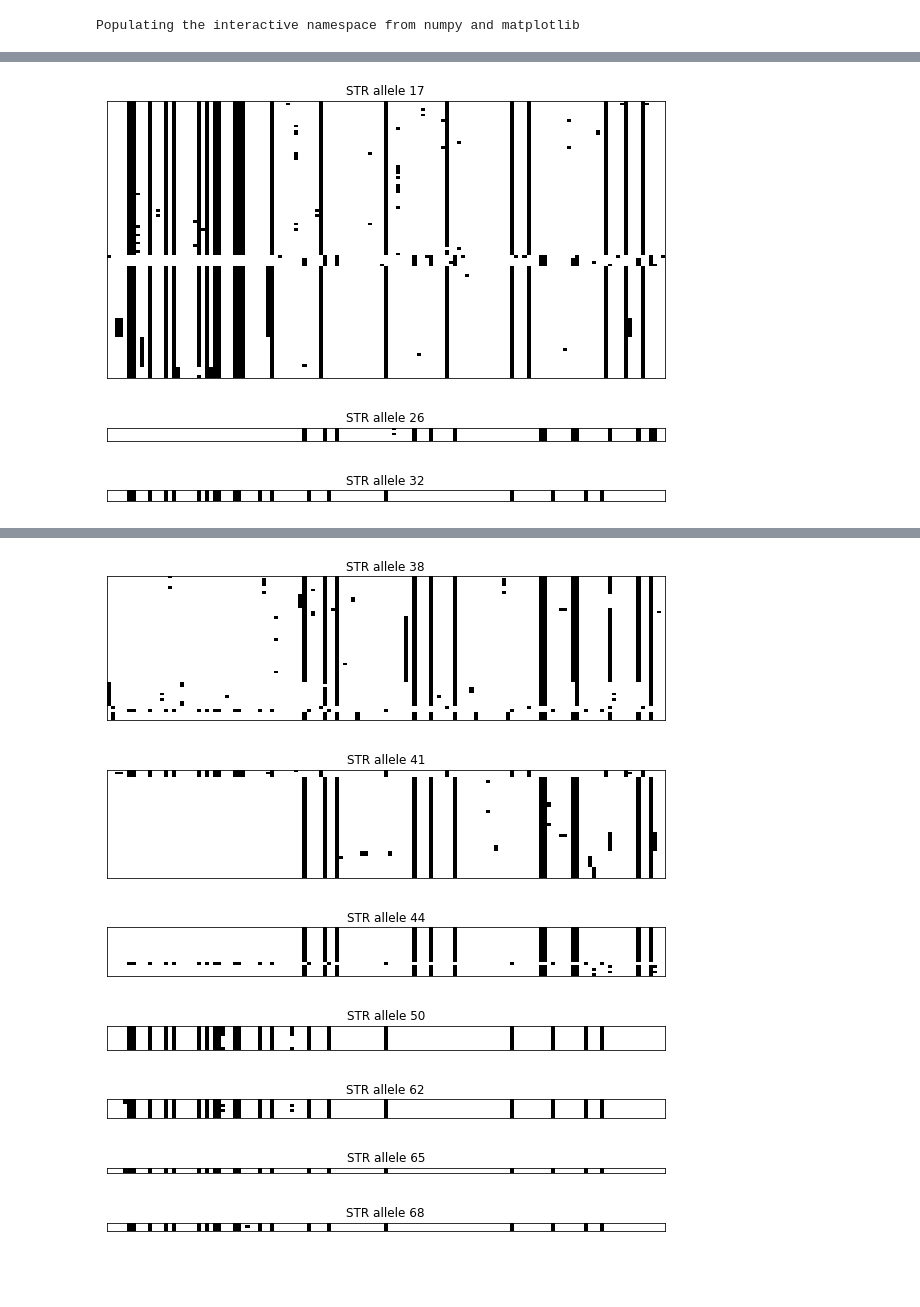
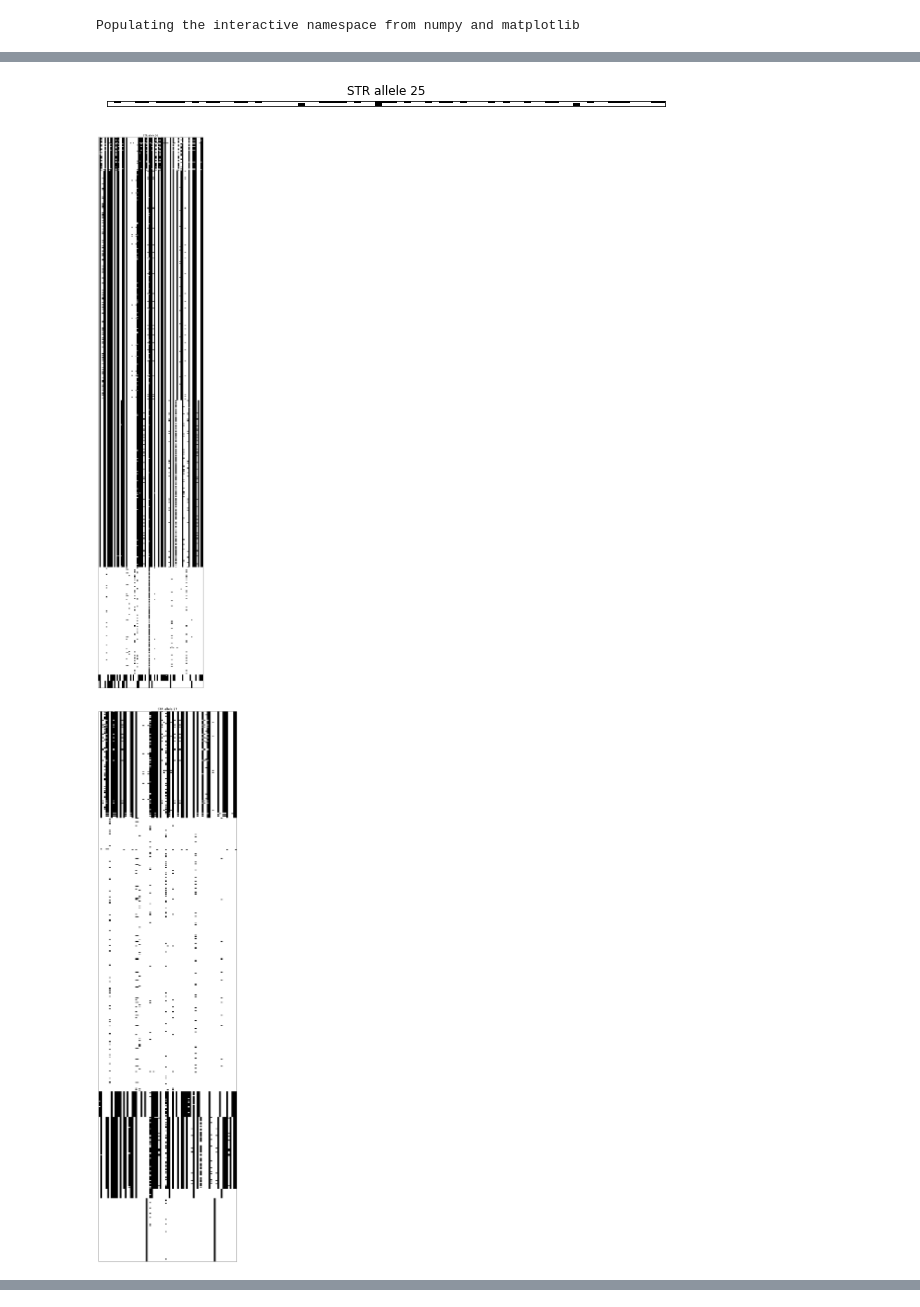
Before and after one commit to gymreklab/ssc-imputation, a Jupyter notebook: visualization/VisSnpStrHaplotypes.ipynb, the cells around one changed output, grey strips where cells are left out. Saved outputs shown, nothing was run; the diff lists cells and outputs as text; code cells hidden in the pictures; blank space fills up the shorter version.

```diff
--- a/visualization/VisSnpStrHaplotypes.ipynb
+++ b/visualization/VisSnpStrHaplotypes.ipynb
@@ -10,6 +12,8 @@ import numpy as np
 import scipy.stats
 
 #strdata = pd.read_csv("/storage/mgymrek/ssc-imputation/pilot-haplotypes/atxn7_haplotypes.tab", sep="\t")
-strdata = pd.read_csv("/storage/mgymrek/ssc-imputation/pilot-haplotypes/dmpk_haplotypes.tab", sep="\t")
+#strdata = pd.read_csv("/storage/mgymrek/ssc-imputation/pilot-haplotypes/dmpk_haplotypes.tab", sep="\t")
 #strdata = pd.read_csv("/storage/mgymrek/ssc-imputation/pilot-haplotypes/atxn7_haplotypes_fm.tab", sep="\t")
 #snppos = [int(line.strip()) for line in open("/storage/mgymrek/ssc-imputation/pilot-haplotypes/atxn7_snppos.txt", "r").readlines()]
+strdata = pd.read_csv("/storage/mgymrek/ssc-imputation/pilot-haplotypes2/pentaD_haplotypes.tab", sep="\t")
+parents = [line.strip() for line in open("/home/mgymrek/workspace/ssc-imputation/metadata/ssc_parent_ids.txt", "r").readlines()]
@@ -41,0 +20,8 @@ strdata.head()
+# %%
+# Load PCA data
+pca = pd.read_csv("/storage/s1saini/ssc-pca/pca_10.eigenvec", sep=" ", names=["sample","sample1","pc1","pc2"], usecols=range(4))
+fig = plt.figure()
+ax = fig.add_subplot(111)
+ax.scatter(pca["pc1"],pca["pc2"], alpha=0.1)
+ax.axhline(y=0.005)
+ax.axvline(x=0.005)
@@ -41,0 +31,23 @@ strdata.head()
+# %%
+strdata = strdata.sort("STRallele")
+strdata["sample"] = strdata["sample-hap"].apply(lambda x: x.split("-")[0])
+pdata = pd.DataFrame({"sample": parents})
+
+# Merge with parents only
+strdata = pd.merge(strdata, pdata, on=["sample"])
+
+# Restrict to European samples
+eur = pca[(pca["pc1"]<=0.005) & (pca["pc2"]<=0.005)]
+strdata = pd.merge(strdata, pca[["sample"]], on=["sample"])
+
+# Remove things with very low MAF
+MINMAF = 0.01
+ind_to_rm = []
+numsnps = len(strdata["SNPhaplotype"].values[0])
+for i in range(numsnps):
+    snpgt = list(strdata["SNPhaplotype"].apply(lambda x: int(x[i])))
+    maf = np.mean(snpgt)
+    if maf < MINMAF or maf > (1-MINMAF): ind_to_rm.append(i)
+strdata["SNPhaplotype"] = strdata["SNPhaplotype"].apply(lambda x: "".join([x[i] for i in range(len(x)) if i not in ind_to_rm]))
+
+strdata.head()
@@ -49,23 +68,23 @@ def ClusterRows(hapmatrix, nclusters=6):
 # %%
 # SNP haplotypes per STR allele
 for allele in sorted(list(set(strdata["STRallele"].values))):
     d = strdata[strdata["STRallele"]==allele]
     if d.shape[0] <= 1: continue
     hapmatrix = np.zeros((d.shape[0], len(d.SNPhaplotype.values[0])))
     for i in range(d.shape[0]):
         hapmatrix[i,:] = [int(item) for item in list(d.SNPhaplotype.values[i])]
     # Cluster rows
     hapmatrix_cl = ClusterRows(hapmatrix)[0]
     fig = plt.figure()
     fig.set_size_inches((10, d.shape[0]*0.05))
     ax = fig.add_subplot(111)
-    ax.imshow(1-hapmatrix_cl, cmap='Greys', aspect="auto", extent=(0, hapmatrix_cl.shape[1], 0, hapmatrix_cl.shape[0]))
+    ax.imshow(hapmatrix_cl, cmap='Greys', aspect="auto", extent=(0, hapmatrix_cl.shape[1], 0, hapmatrix_cl.shape[0]))
     ax.set_yticks([]);
     ax.set_yticklabels([]);
     ax.set_xticks([]);
     ax.set_xticklabels([]);
     ax.set_title("STR allele %s"%allele)
 # %% [output]
-[figure, old version]
+[figure, new version]
-[figure, old version]
+[figure, new version]
-[figure, old version]
+[figure, new version]
@@ -73,7 +91,0 @@ for allele in sorted(list(set(strdata["STRallele"].values))):
-[figure, removed]
-[figure, removed]
-[figure, removed]
-[figure, removed]
-[figure, removed]
-[figure, removed]
-[figure, removed]
```
Also changed, not shown: parts of 14 cells of this notebook, 7 other files.
